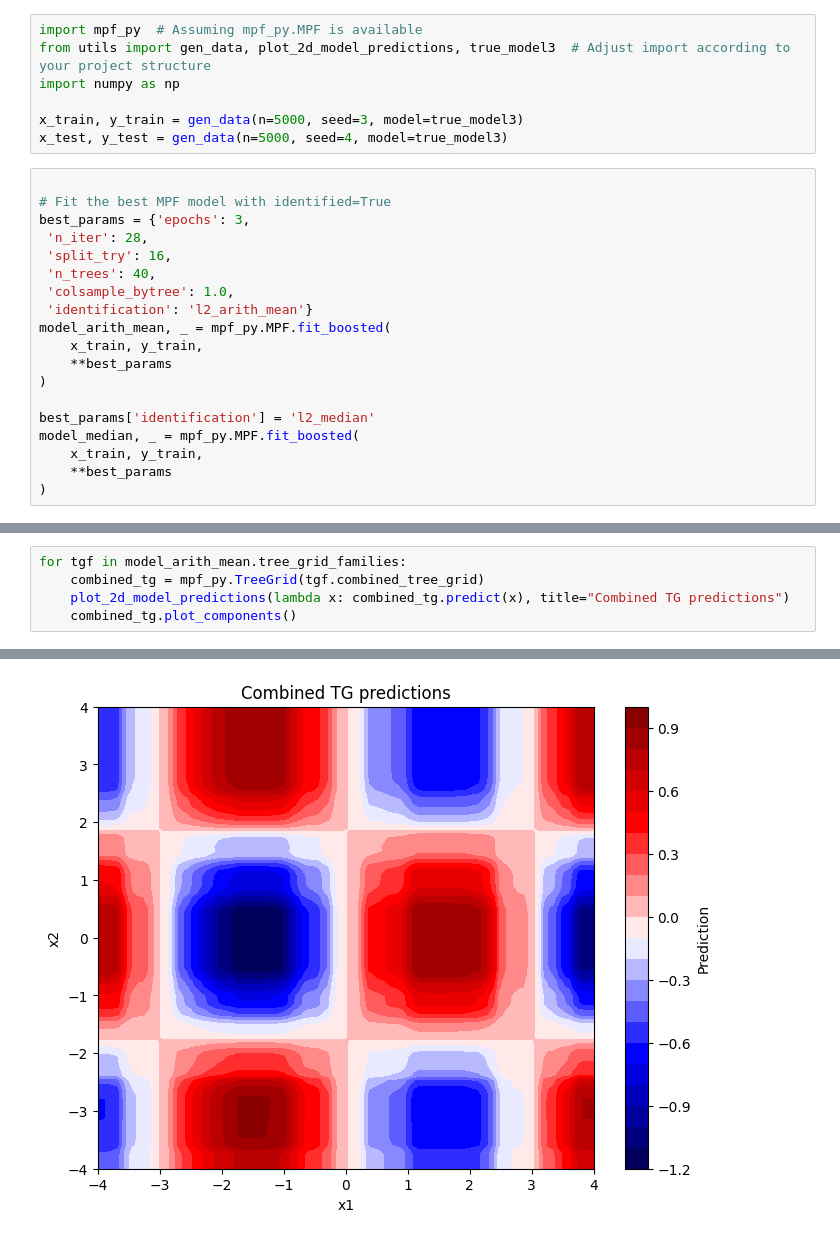
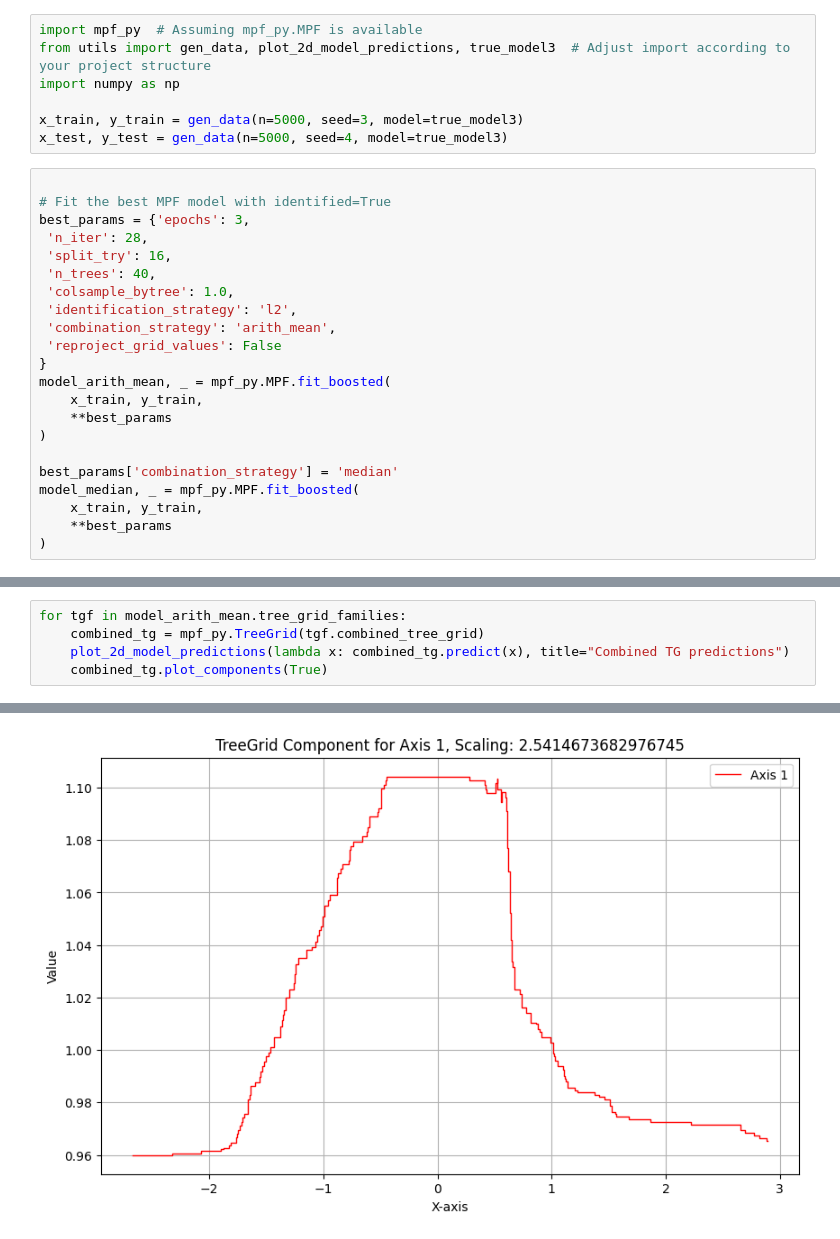
Before and after one commit to jyliuu/MPF, a Jupyter notebook: mpf-py/notebooks/simple_example.ipynb, the cells around one changed output, grey strips where cells are left out. Drawn from its saved outputs; the diff is of its cells as text.

```diff
--- a/mpf-py/notebooks/simple_example.ipynb
+++ b/mpf-py/notebooks/simple_example.ipynb
@@ -13,13 +13,16 @@ best_params = {'epochs': 3,
  'split_try': 16,
  'n_trees': 40,
  'colsample_bytree': 1.0,
- 'identification': 'l2_arith_mean'}
+ 'identification_strategy': 'l2',
+ 'combination_strategy': 'arith_mean',
+ 'reproject_grid_values': False
+}
 model_arith_mean, _ = mpf_py.MPF.fit_boosted(
     x_train, y_train,
     **best_params
 )
 
-best_params['identification'] = 'l2_median'
+best_params['combination_strategy'] = 'median'
 model_median, _ = mpf_py.MPF.fit_boosted(
     x_train, y_train,
     **best_params
@@ -65,5 +83,5 @@ plot_2d_model_predictions(lambda x: model_median.predict(x), title="MPF with ide
 for tgf in model_arith_mean.tree_grid_families:
     combined_tg = mpf_py.TreeGrid(tgf.combined_tree_grid)
     plot_2d_model_predictions(lambda x: combined_tg.predict(x), title="Combined TG predictions")
-    combined_tg.plot_components()
+    combined_tg.plot_components(True)
 # %% [output]
@@ -72 +90 @@ for tgf in model_arith_mean.tree_grid_families:
-[figure, old version]
+[figure, new version]
```
Also changed, not shown: parts of 5 cells of this notebook, 4 other files.
